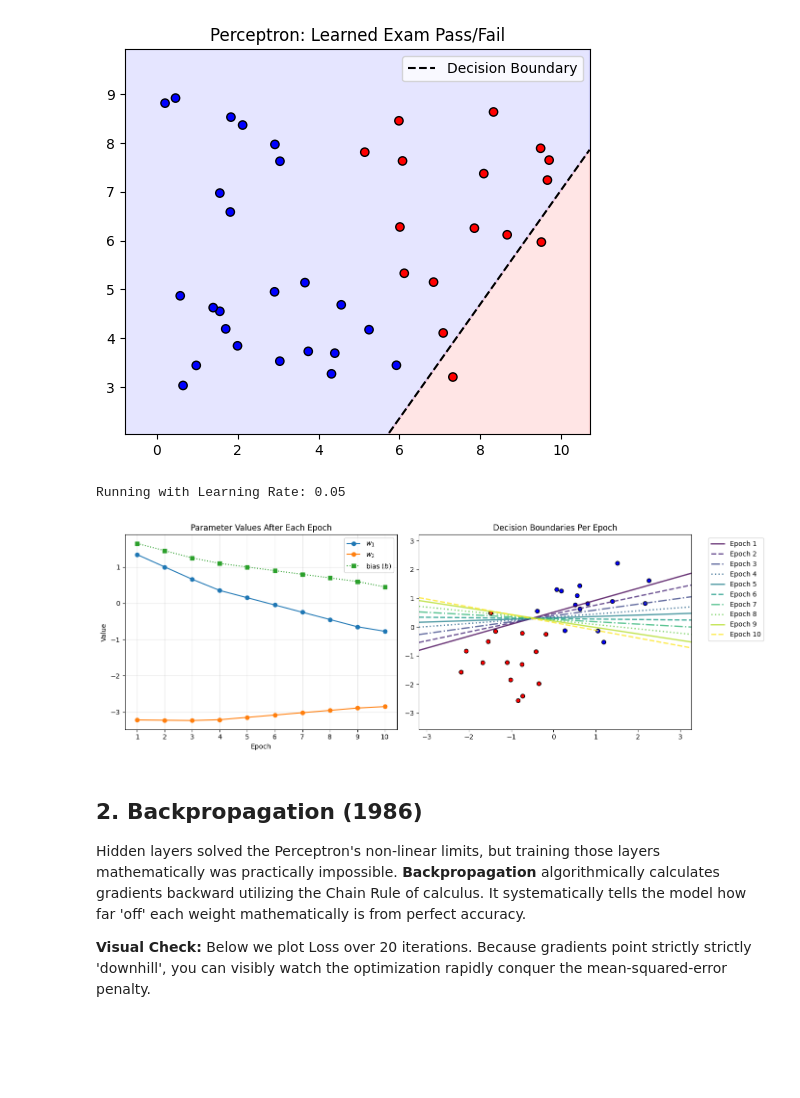
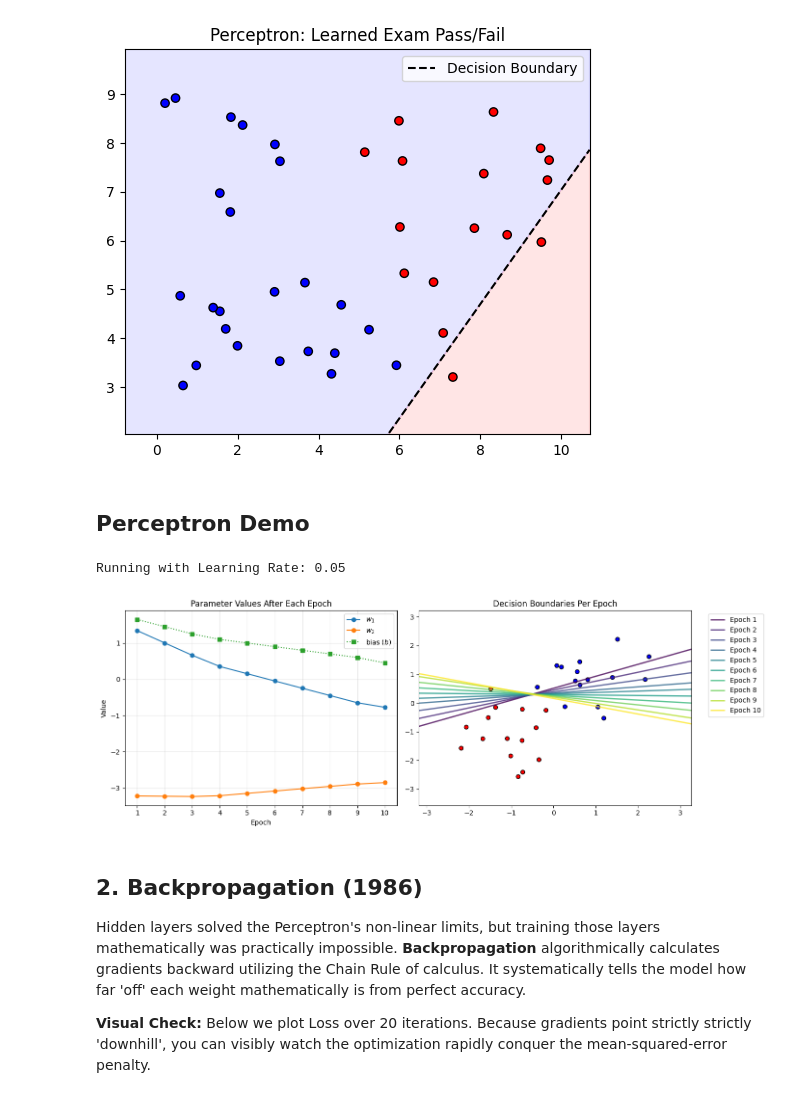
Before and after one commit to corybaird/Lectures, a Jupyter notebook: notebooks/ai_todai_overview/perceptron_backprop.ipynb, the cells around one changed output. Saved outputs shown, nothing was run; the diff lists cells and outputs as text; code cells hidden in the pictures; blank space fills up the shorter version.

```diff
--- a/notebooks/ai_todai_overview/perceptron_backprop.ipynb
+++ b/notebooks/ai_todai_overview/perceptron_backprop.ipynb
@@ -173,26 +216,15 @@ perceptron_2 = PerceptronDemo(x=X_students, y_true=y_students, lr=0.1, epochs=20
 perceptron_2.run()
 # %% [output]
 [figure]
+# %% [markdown]
+## Perceptron Demo
 # %%
-import numpy as np
-import matplotlib.pyplot as plt
-
-class PerceptronDemo:
+class EpochWeightTracker(PerceptronDemo):
     def __init__(self, x, y_true, lr=0.1, epochs=10):
-        self.X = x
-        self.y_true = y_true
-        self.lr = lr
-        self.epochs = epochs
+        super().__init__(x, y_true, lr, epochs, title="Parameter Values After Each Epoch")
         # Start with intentionally 'bad' weights so we can watch it learn
         self.w = np.array([2.0, -3.0])
-        self.b = np.array([2.0])
-
-    def forward(self, x):
-        return np.dot(x, self.w) + self.b[0]
-
-class EpochWeightTracker(PerceptronDemo):
-    def __init__(self, x, y_true, lr=0.1, epochs=10):
-        super().__init__(x, y_true, lr, epochs)
+        self.b = np.array(2.0)
         self.epoch_w_history = []
         self.epoch_b_history = []
 
@@ -209,7 +241,7 @@ class EpochWeightTracker(PerceptronDemo):
 
             # Save state at the end of the epoch
             self.epoch_w_history.append(self.w.copy())
-            self.epoch_b_history.append(self.b[0])
+            self.epoch_b_history.append(float(np.squeeze(self.b)))
 
         self.plot_results()
 
@@ -252,7 +284,7 @@ class EpochWeightTracker(PerceptronDemo):
                 color = cmap(i / max(1, self.epochs - 1))
                 style = line_styles[i % len(line_styles)]
 
-                ax2.plot(x_vals, y_vals, color=color, linestyle=style,
+                ax2.plot(x_vals, y_vals, color=color,
                          linewidth=2, label=f'Epoch {i+1}', alpha=0.8)
 
         ax2.set_title("Decision Boundaries Per Epoch")
@@ -260,34 +292,34 @@ class EpochWeightTracker(PerceptronDemo):
         ax2.set_ylim(y_min, y_max)
         ax2.legend(bbox_to_anchor=(1.05, 1), loc='upper left')
 
         plt.tight_layout()
         plt.show()
 
 # --- Execution ---
 
 np.random.seed(42)
 
 # 1. Create two clusters closer together
 class_0 = np.random.randn(15, 2) * 0.8 + np.array([1, 1])
 y_0 = np.zeros(15)
 class_1 = np.random.randn(15, 2) * 0.8 + np.array([-1, -1])
 y_1 = np.ones(15)
 
 # 2. Combine and SHUFFLE the training data
 X_dummy = np.vstack((class_0, class_1))
 y_dummy = np.concatenate((y_0, y_1))
 
 shuffle_idx = np.random.permutation(len(y_dummy))
 X_dummy = X_dummy[shuffle_idx]
 y_dummy = y_dummy[shuffle_idx]
 
 # 3. Run tracking with lower learning rate to see smaller steps
 print("Running with Learning Rate: 0.05")
 tracker1 = EpochWeightTracker(X_dummy, y_dummy, lr=0.05, epochs=10)
 tracker1.run_with_tracking()
 # %% [output]
 Running with Learning Rate: 0.05
-[figure, old version]
+[figure, new version]
 # %% [markdown]
 ## 2. Backpropagation (1986)
 
```
Also changed, not shown: parts of 6 cells of this notebook.
